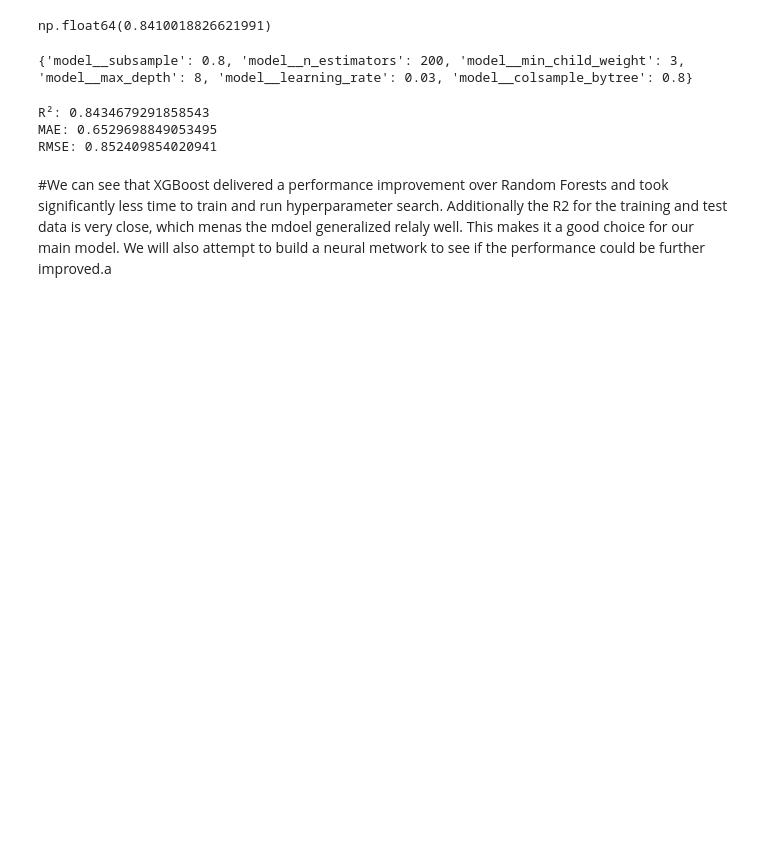
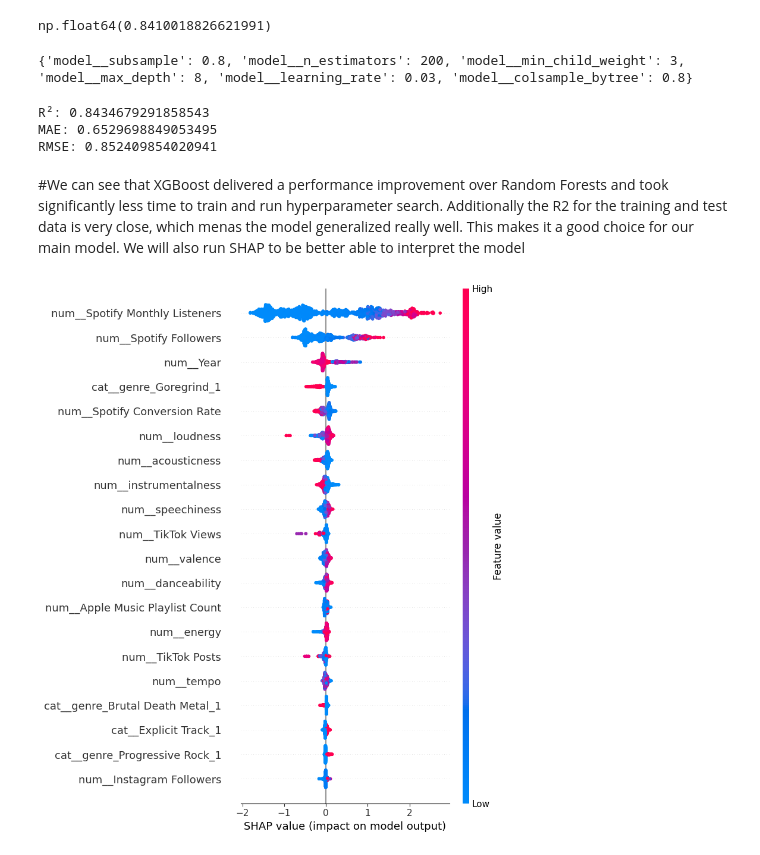
Before and after one commit to Juliana-Yakimchuk/Spotify_Popularity_Predictor, a Jupyter notebook: notebooks/00_exploration.ipynb, the cells around one changed output. Drawn from its saved outputs; the diff is of its cells as text; code cells hidden in the pictures; blank space fills up the shorter version.

Commit message:
add SHAP

```diff
--- a/notebooks/00_exploration.ipynb
+++ b/notebooks/00_exploration.ipynb
@@ -1967,4 +1969,24 @@ R²: 0.8434679291858543
 MAE: 0.6529698849053495
 RMSE: 0.852409854020941
 # %% [markdown]
-#We can see that XGBoost delivered a performance improvement over Random Forests and took significantly less time to train and run hyperparameter search. Additionally the R2 for the  training and test data is very close, which menas the mdoel generalized relaly well. This makes it a good choice for our main model. We will also attempt to build a neural metwork to see if the performance could be further improved.a
+#We can see that XGBoost delivered a performance improvement over Random Forests and took significantly less time to train and run hyperparameter search. Additionally the R2 for the  training and test data is very close, which menas the model generalized really well. This makes it a good choice for our main model. We will also run SHAP to be better able to interpret the model
+# %%
+explainer = shap.TreeExplainer(best_xgb.named_steps["model"])
+
+X_test_transformed = best_xgb.named_steps["preprocessor"].transform(X_test)
+
+# Convert sparse matrix to dense if necessary
+if hasattr(X_test_transformed, "toarray"):
+    X_test_transformed = X_test_transformed.toarray()
+
+feature_names = best_xgb.named_steps["preprocessor"].get_feature_names_out()
+
+X_test_transformed = pd.DataFrame(
+    X_test_transformed,
+    columns=feature_names,
+    index=X_test.index,
+)
+# %%
+shap.summary_plot(shap_values, X_test_transformed)
+# %% [output]
+[figure, added]
```
Also changed, not shown: parts of 2 cells of this notebook.
